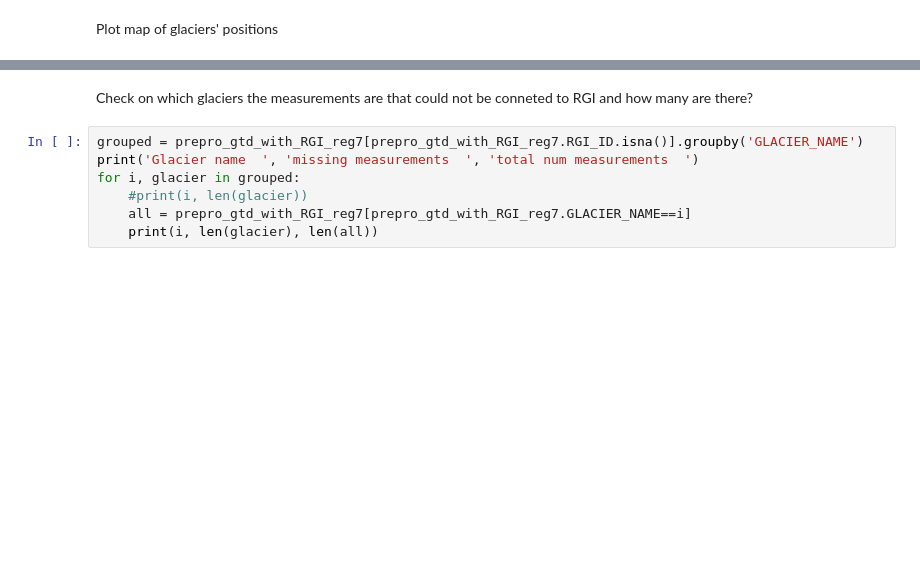
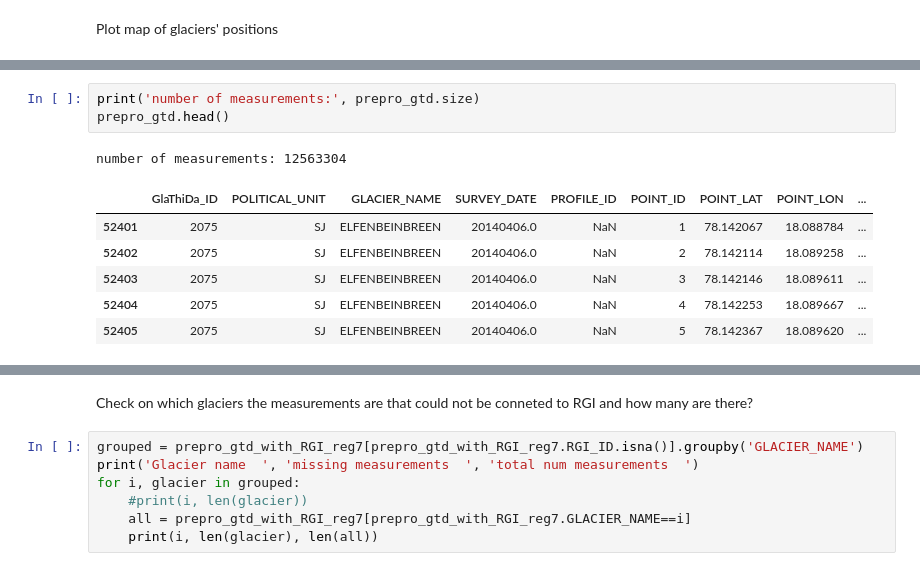
Before and after one commit to viola1593/glacier_pinn, a Jupyter notebook: preprocessing/linking_glathida_RGI.ipynb, the cells around one changed output, grey strips where cells are left out. Drawn from its saved outputs; the diff is of its cells as text; blank space fills up the shorter version.

```diff
--- a/preprocessing/linking_glathida_RGI.ipynb
+++ b/preprocessing/linking_glathida_RGI.ipynb
@@ -218,0 +183,11 @@ region searched through atm:  07
+# %%
+print('number of measurements:', prepro_gtd.size)
+prepro_gtd.head()
+# %% [output]
+number of measurements: 12563304
+|  | GlaThiDa_ID | POLITICAL_UNIT | GLACIER_NAME | SURVEY_DATE | PROFILE_ID | POINT_ID | POINT_LAT | POINT_LON | ... |
+| 52401 | 2075 | SJ | ELFENBEINBREEN | 20140406.0 | NaN | 1 | 78.142067 | 18.088784 | ... |
+| 52402 | 2075 | SJ | ELFENBEINBREEN | 20140406.0 | NaN | 2 | 78.142114 | 18.089258 | ... |
+| 52403 | 2075 | SJ | ELFENBEINBREEN | 20140406.0 | NaN | 3 | 78.142146 | 18.089611 | ... |
+| 52404 | 2075 | SJ | ELFENBEINBREEN | 20140406.0 | NaN | 4 | 78.142253 | 18.089667 | ... |
+| 52405 | 2075 | SJ | ELFENBEINBREEN | 20140406.0 | NaN | 5 | 78.142367 | 18.089620 | ... |
```
Also changed, not shown: parts of 26 cells of this notebook, 1 other file.
